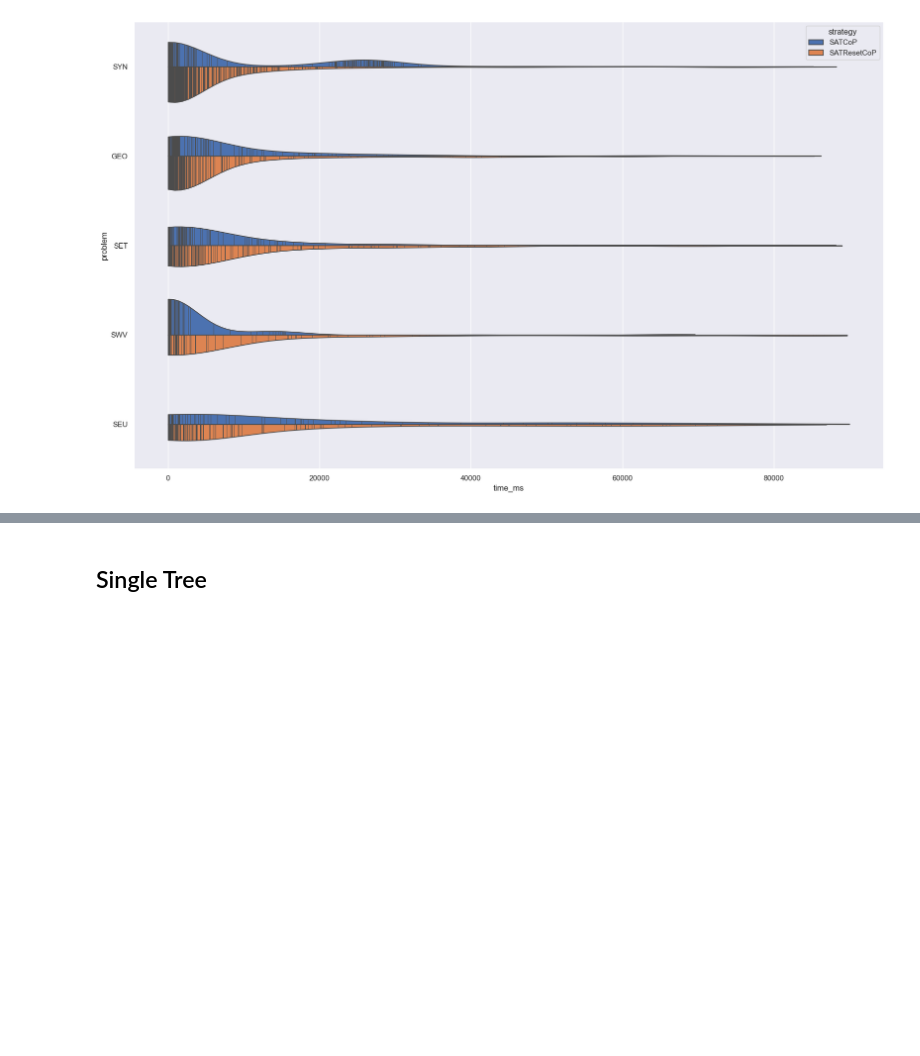
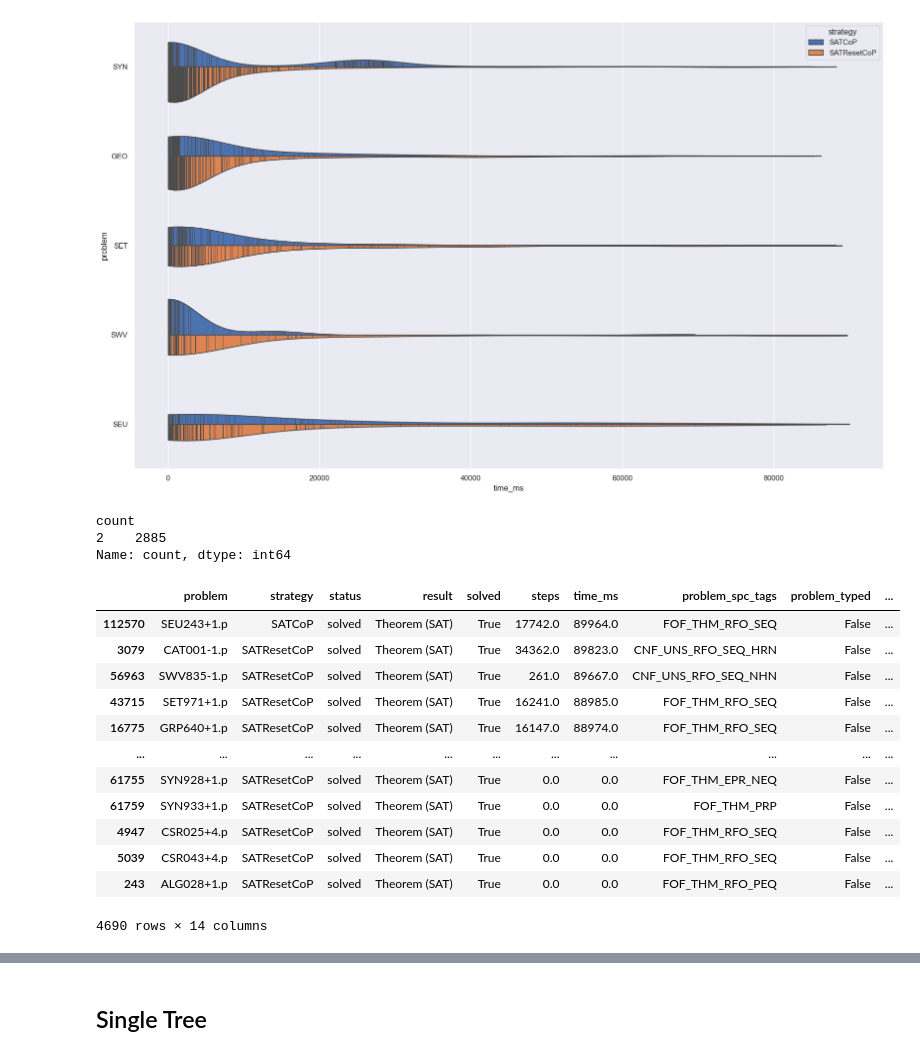
Before and after one commit to mfixman/connections, a Jupyter notebook: jupyter/Vampire.ipynb, the cells around one changed output, grey strips where cells are left out. Cells and saved outputs as stored; diff of their text form; code cells hidden in the pictures; blank space fills up the shorter version.

```diff
--- a/jupyter/Vampire.ipynb
+++ b/jupyter/Vampire.ipynb
@@ -496,3 +496,25 @@ seaborn.violinplot(
 # %% [output]
 <Axes: xlabel='time_ms', ylabel='problem'>
 [figure]
+# %%
+down.problem.value_counts().value_counts()
+# %% [output]
+count
+2    2885
+Name: count, dtype: int64
+# %%
+down.loc[lambda x: x.time_ms < 90000].sort_values('time_ms', ascending = False)
+# %% [output]
+|  | problem | strategy | status | result | solved | steps | time_ms | problem_spc_tags | problem_typed | ... |
+| 112570 | SEU243+1.p | SATCoP | solved | Theorem (SAT) | True | 17742.0 | 89964.0 | FOF_THM_RFO_SEQ | False | ... |
+| 3079 | CAT001-1.p | SATResetCoP | solved | Theorem (SAT) | True | 34362.0 | 89823.0 | CNF_UNS_RFO_SEQ_HRN | False | ... |
+| 56963 | SWV835-1.p | SATResetCoP | solved | Theorem (SAT) | True | 261.0 | 89667.0 | CNF_UNS_RFO_SEQ_NHN | False | ... |
+| 43715 | SET971+1.p | SATResetCoP | solved | Theorem (SAT) | True | 16241.0 | 88985.0 | FOF_THM_RFO_SEQ | False | ... |
+| 16775 | GRP640+1.p | SATResetCoP | solved | Theorem (SAT) | True | 16147.0 | 88974.0 | FOF_THM_RFO_SEQ | False | ... |
+| ... | ... | ... | ... | ... | ... | ... | ... | ... | ... | ... |
+| 61755 | SYN928+1.p | SATResetCoP | solved | Theorem (SAT) | True | 0.0 | 0.0 | FOF_THM_EPR_NEQ | False | ... |
+| 61759 | SYN933+1.p | SATResetCoP | solved | Theorem (SAT) | True | 0.0 | 0.0 | FOF_THM_PRP | False | ... |
+| 4947 | CSR025+4.p | SATResetCoP | solved | Theorem (SAT) | True | 0.0 | 0.0 | FOF_THM_RFO_SEQ | False | ... |
+| 5039 | CSR043+4.p | SATResetCoP | solved | Theorem (SAT) | True | 0.0 | 0.0 | FOF_THM_RFO_SEQ | False | ... |
+| 243 | ALG028+1.p | SATResetCoP | solved | Theorem (SAT) | True | 0.0 | 0.0 | FOF_THM_RFO_PEQ | False | ... |
+4690 rows × 14 columns
```
Also changed, not shown: parts of 5 cells of this notebook, 4 other files.
